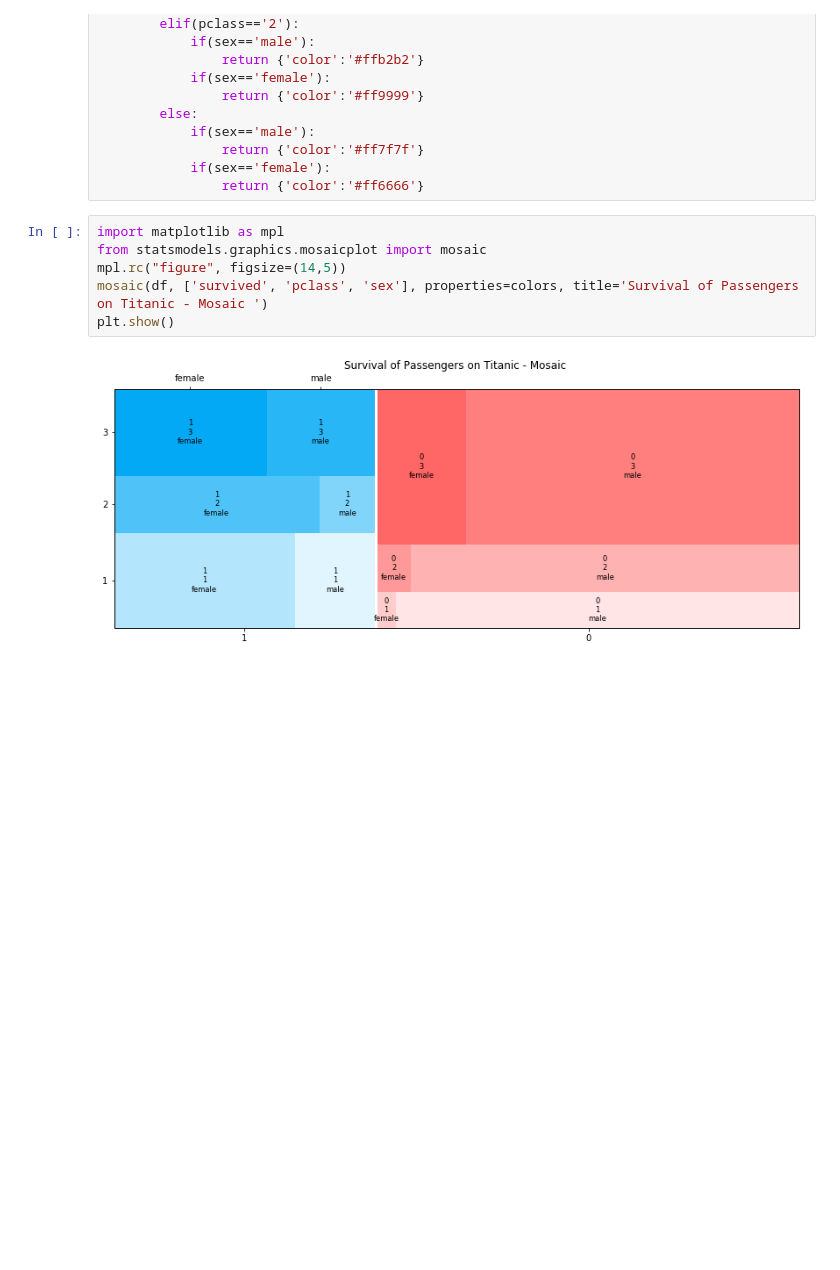
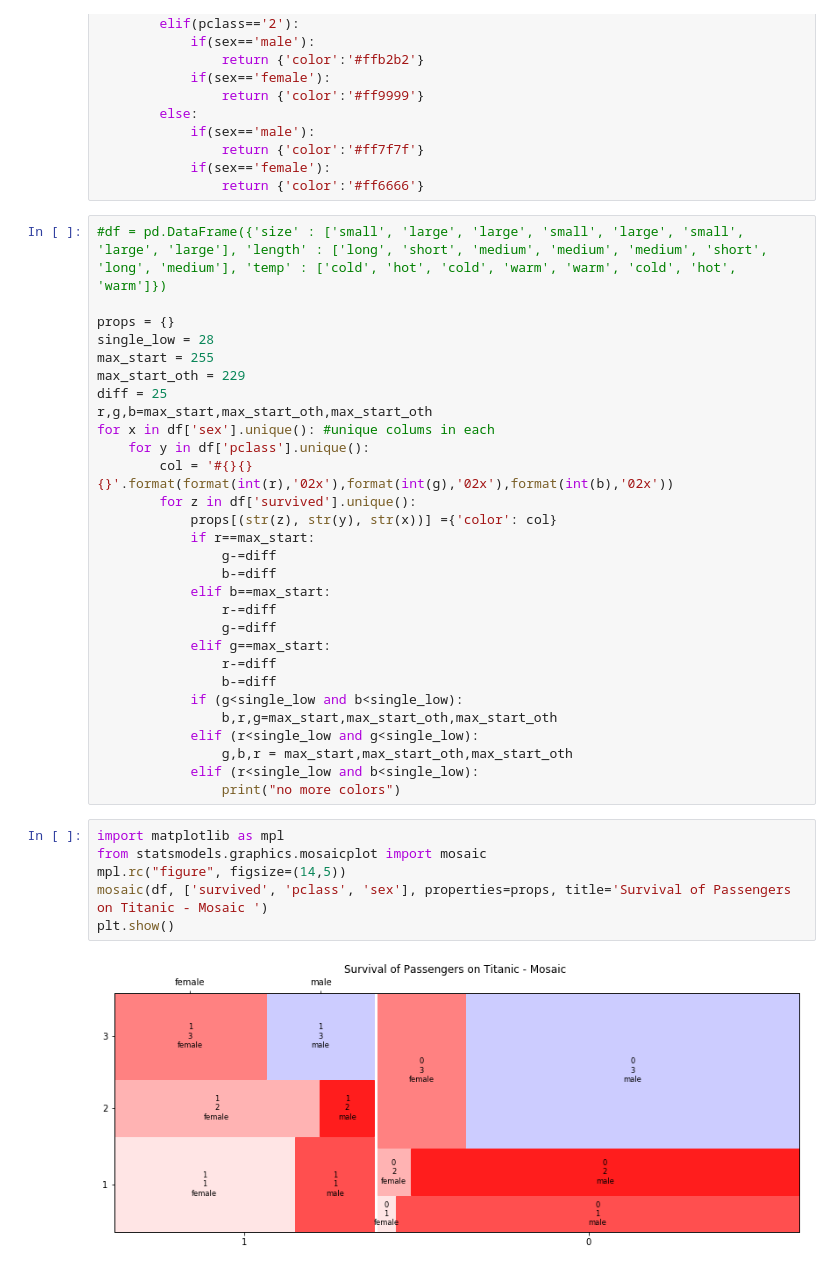
Before and after one commit to RTG8055/DataScience, a Jupyter notebook: StartSteps/Python Notebooks/catergorical_vars_mosaic.ipynb, the cells around one changed output. Cells and saved outputs as stored; diff of their text form; blank space fills up the shorter version.

```diff
--- a/StartSteps/Python Notebooks/catergorical_vars_mosaic.ipynb
+++ b/StartSteps/Python Notebooks/catergorical_vars_mosaic.ipynb
@@ -53,11 +53,40 @@ def colors(row):
                 return {'color':'#ff7f7f'}
             if(sex=='female'):
                 return {'color':'#ff6666'}
+# %%
+#df = pd.DataFrame({'size' : ['small', 'large', 'large', 'small', 'large', 'small', 'large', 'large'], 'length' : ['long', 'short', 'medium', 'medium', 'medium', 'short', 'long', 'medium'], 'temp' : ['cold', 'hot', 'cold', 'warm', 'warm', 'cold', 'hot', 'warm']})
+
+props = {}
+single_low = 28
+max_start = 255
+max_start_oth = 229
+diff = 25
+r,g,b=max_start,max_start_oth,max_start_oth
+for x in df['sex'].unique(): #unique colums in each
+    for y in df['pclass'].unique():
+        col = '#{}{}{}'.format(format(int(r),'02x'),format(int(g),'02x'),format(int(b),'02x'))
+        for z in df['survived'].unique():
+            props[(str(z), str(y), str(x))] ={'color': col}
+            if r==max_start:
+                g-=diff
+                b-=diff
+            elif b==max_start:
+                r-=diff
+                g-=diff
+            elif g==max_start:
+                r-=diff
+                b-=diff
+            if (g<single_low and b<single_low):
+                b,r,g=max_start,max_start_oth,max_start_oth
+            elif (r<single_low and g<single_low):
+                g,b,r = max_start,max_start_oth,max_start_oth
+            elif (r<single_low and b<single_low):
+                print("no more colors")
 # %%
 import matplotlib as mpl
 from statsmodels.graphics.mosaicplot import mosaic
 mpl.rc("figure", figsize=(14,5))
-mosaic(df, ['survived', 'pclass', 'sex'], properties=colors, title='Survival of Passengers on Titanic - Mosaic ')
+mosaic(df, ['survived', 'pclass', 'sex'], properties=props, title='Survival of Passengers on Titanic - Mosaic ')
 plt.show()
 # %% [output]
-[figure, old version]
+[figure, new version]
```
Also changed, not shown: 12 other files.
